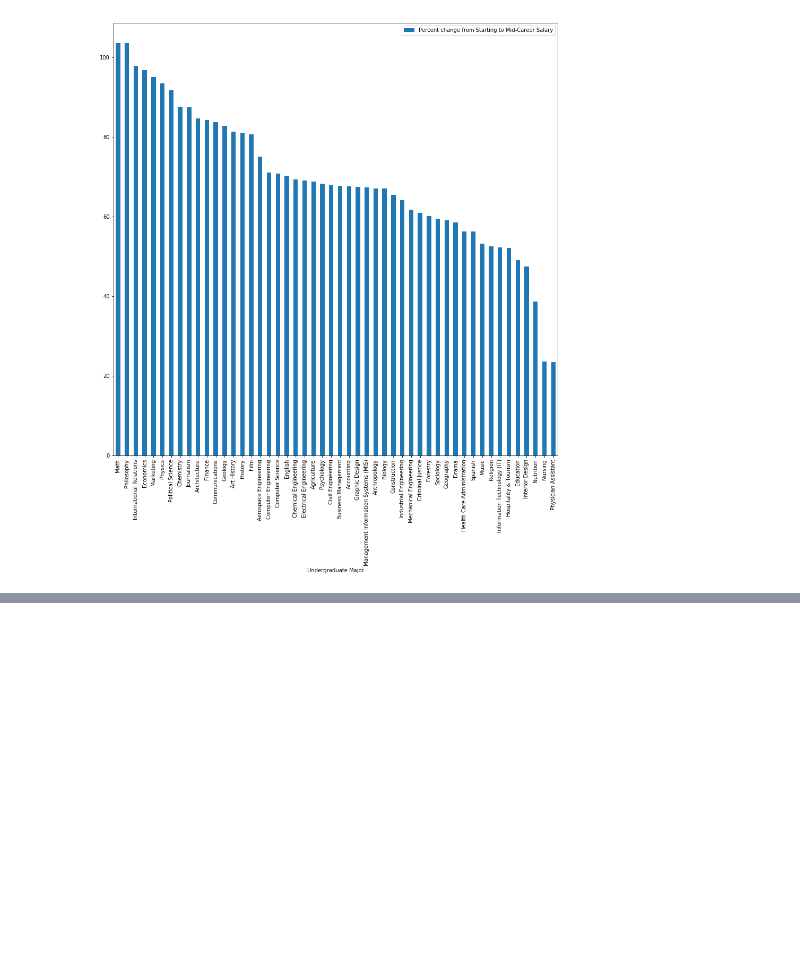
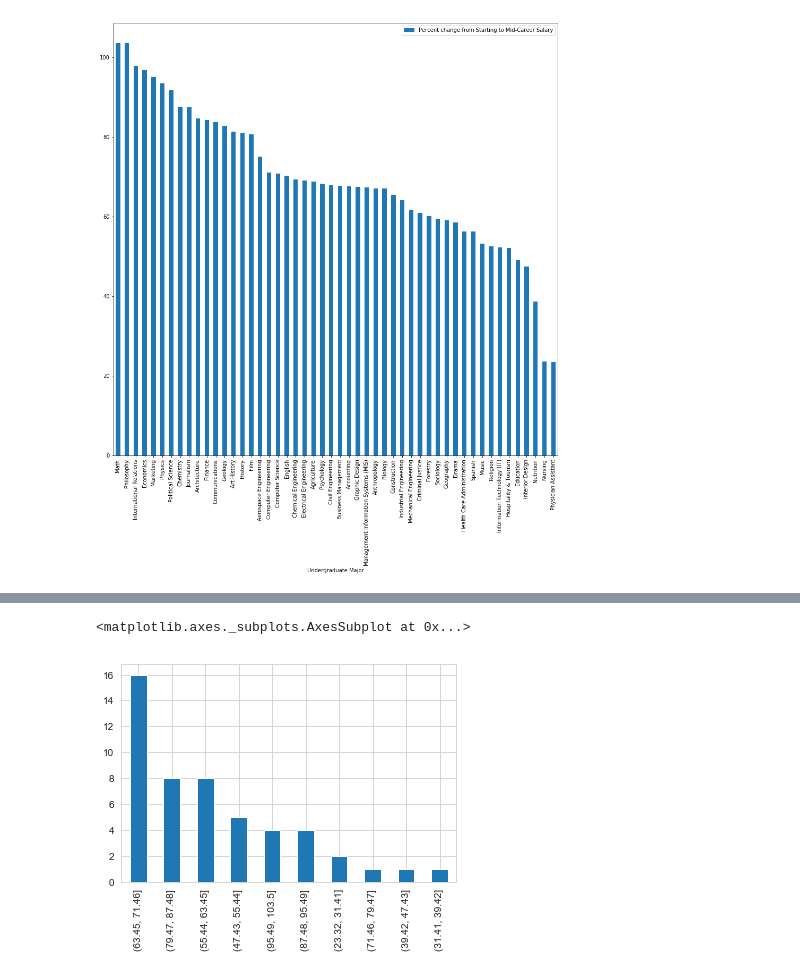
Before and after one commit to LyuboKushev/college-attendance-usa, a Jupyter notebook: Where It Pays to Attend College.ipynb, the cells around one changed output, grey strips where cells are left out. Drawn from its saved outputs; the diff is of its cells as text; code cells hidden in the pictures; blank space fills up the shorter version.

```diff
--- a/Where It Pays to Attend College.ipynb
+++ b/Where It Pays to Attend College.ipynb
@@ -305,0 +344,5 @@ def bin_perc(series: pd.Series) -> pd.Series:
+# %%
+degrees_pay_back['quantile_ex_1'].value_counts().plot(kind='bar')
+# %% [output]
+<matplotlib.axes._subplots.AxesSubplot at 0x...>
+[figure, added]
```
Also changed, not shown: parts of 4 cells of this notebook.
